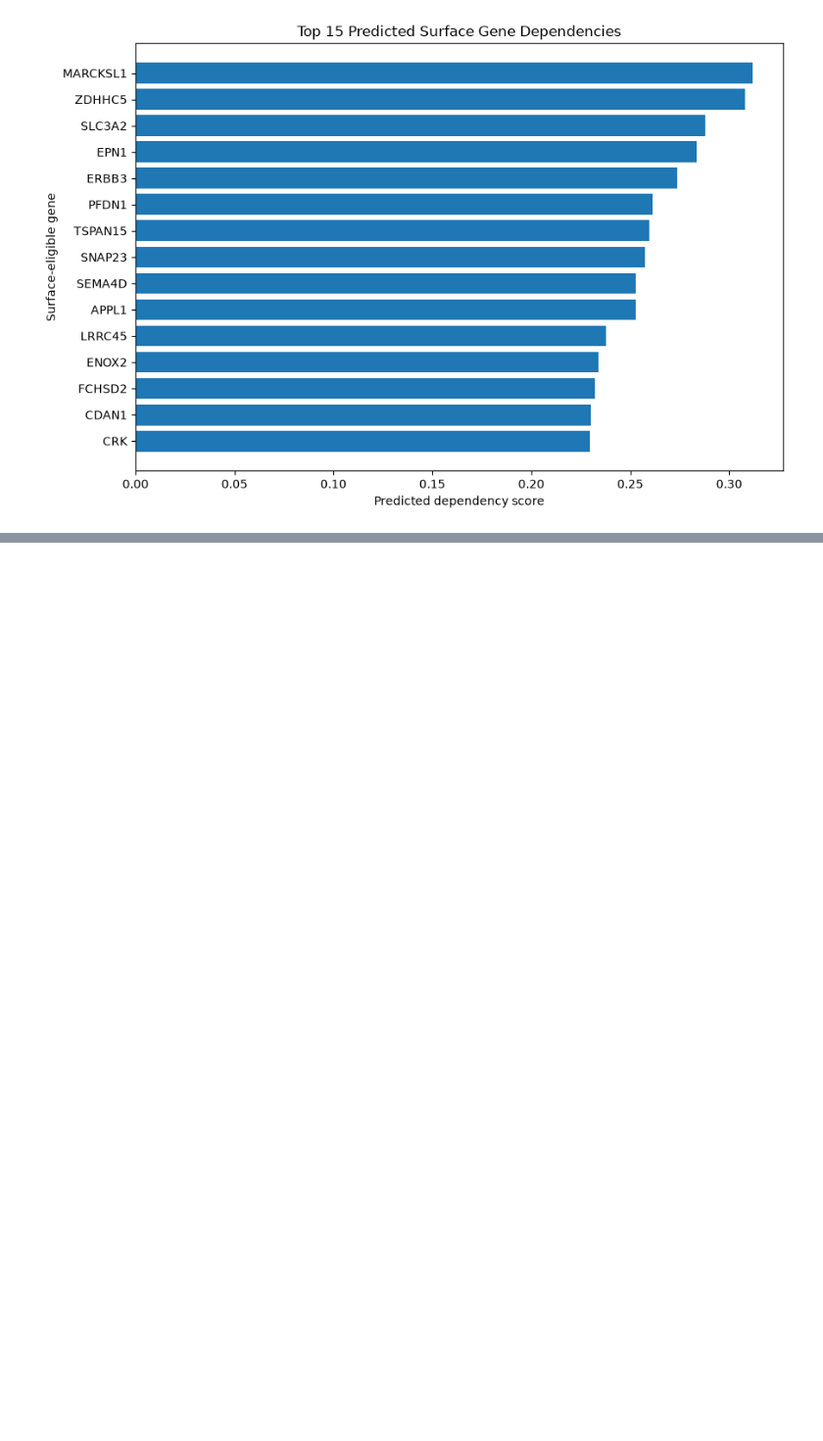
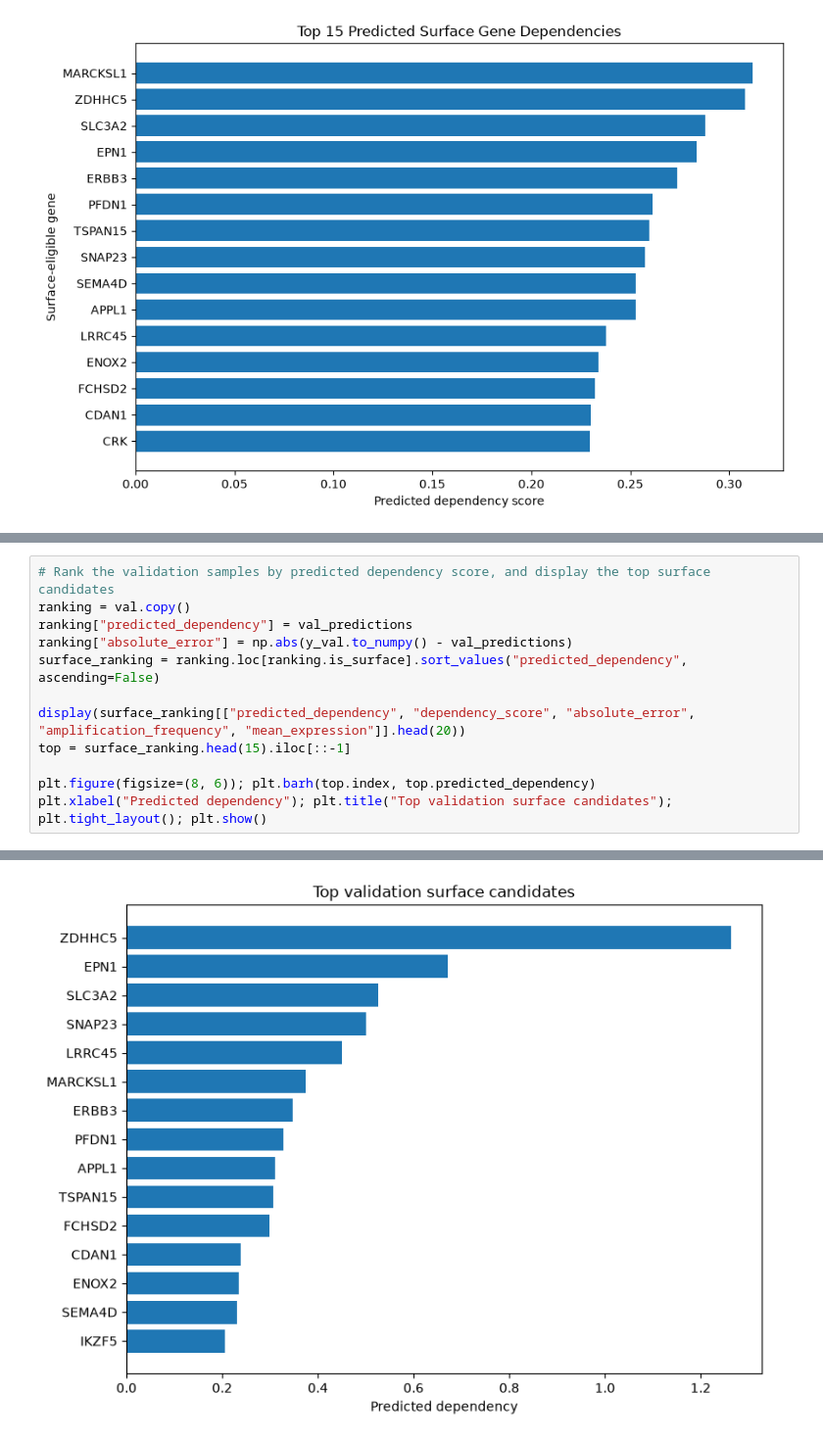
Before and after one commit to sbskinn/Tumor-Surface-Target-Prioritization, a Jupyter notebook: Checkpoint1_gene_expression.ipynb, the cells around one changed output, grey strips where cells are left out. Shown at 98% size. Saved outputs shown, nothing was run; the diff lists cells and outputs as text; blank space fills up the shorter version.

```diff
--- a/Checkpoint1_gene_expression.ipynb
+++ b/Checkpoint1_gene_expression.ipynb
@@ -1325,0 +1485,13 @@ plt.show()
+# %%
+# Rank the validation samples by predicted dependency score, and display the top surface candidates
+ranking = val.copy()
+ranking["predicted_dependency"] = val_predictions
+ranking["absolute_error"] = np.abs(y_val.to_numpy() - val_predictions)
+surface_ranking = ranking.loc[ranking.is_surface].sort_values("predicted_dependency", ascending=False)
+
+display(surface_ranking[["predicted_dependency", "dependency_score", "absolute_error", "amplification_frequency", "mean_expression"]].head(20))
+top = surface_ranking.head(15).iloc[::-1]
+
+plt.figure(figsize=(8, 6)); plt.barh(top.index, top.predicted_dependency)
+plt.xlabel("Predicted dependency"); plt.title("Top validation surface candidates"); plt.tight_layout(); plt.show()
+# %% [output]
@@ -1325,0 +1516 @@ plt.show()
+[figure, added]
```
Also changed, not shown: parts of 22 cells of this notebook.
